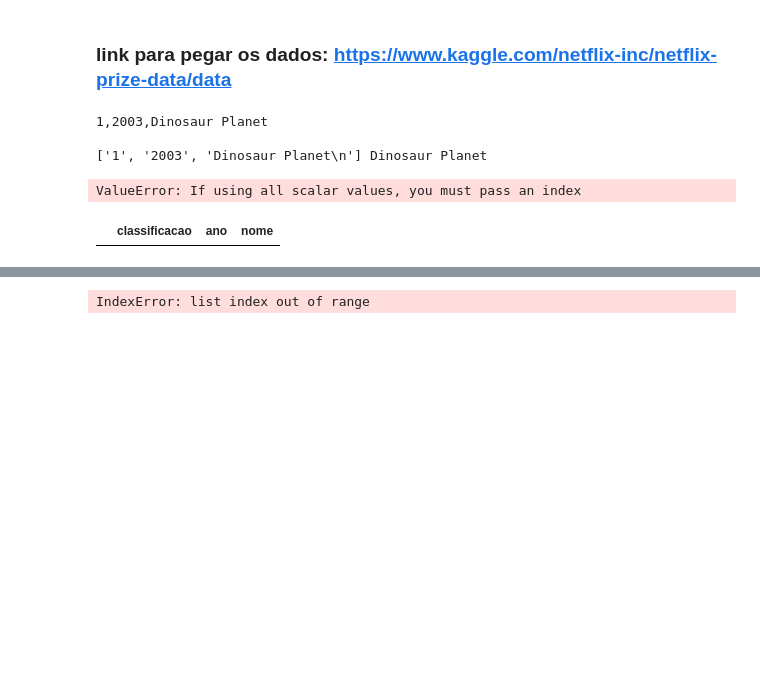
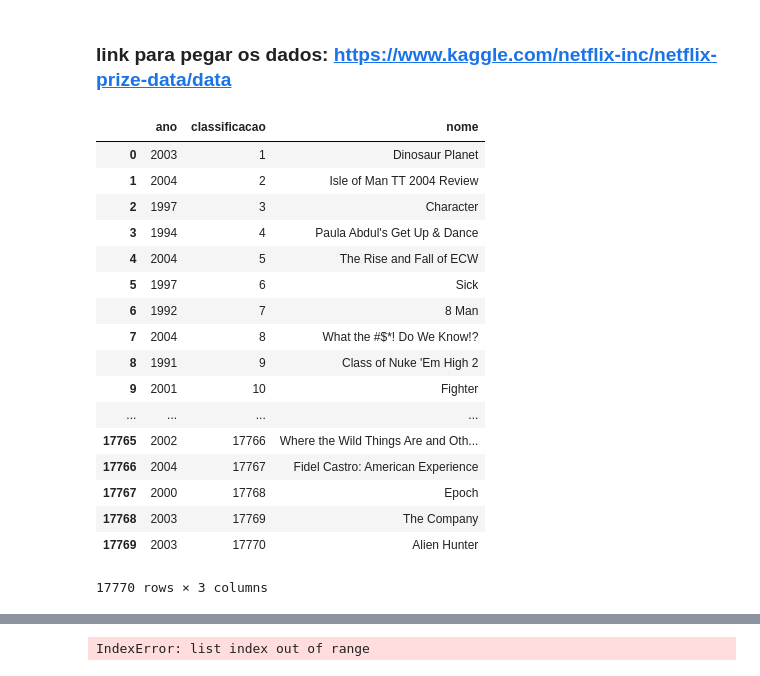
Before and after one commit to rodrigogatti/cienciadosdadosP3, a Jupyter notebook: Avaliação Netflix.ipynb, the cells around one changed output, grey strips where cells are left out. Saved outputs shown, nothing was run; the diff lists cells and outputs as text; code cells hidden in the pictures; blank space fills up the shorter version.

```diff
--- a/Avaliação Netflix.ipynb
+++ b/Avaliação Netflix.ipynb
@@ -15,31 +15,43 @@ df = pd.DataFrame(columns = ["classificacao", "ano", "nome"])
 # %%
 dx = pd.DataFrame(columns = ["qualificador", "data"])
 # %%
+lista_df  = []
 
-with open ("movie_short.csv") as f:
+with open ("movie_titles.csv") as f:
     for linha in f:
         lista_0 = []
         lista_1 = []
         lista_2 = []
-        print(linha)
-        partes = linha.split(",")
+        partes = linha.strip().split(",")
         juntando = ",".join(partes[2:])
         lista_0.append(partes[0])
         lista_1.append(partes[1])
         lista_2.append(juntando)
 
-        print(partes, end=" ")
-        print(juntando)
         #df.append({'classificacao' : lista_0, 'ano': lista_1, 'nome': lista_2}, ignore_index=True)
-        temp = pd.DataFrame.from_dict({'classificacao' : partes[0], 'ano': partes[1], 'nome': juntando})
-        df.append(temp, ignore_index=True)
+        temp = pd.DataFrame.from_dict({'classificacao' : [partes[0]], 'ano': [partes[1]], 'nome': [juntando]})
+        lista_df.append(temp)
+
+dados = pd.concat(lista_df, ignore_index=True)
-# %% [output]
-1,2003,Dinosaur Planet
-
-['1', '2003', 'Dinosaur Planet\n'] Dinosaur Planet
-ValueError: If using all scalar values, you must pass an index
-# %%
-df
-# %% [output]
-|  | classificacao | ano | nome |
+# %%
+dados
+# %% [output]
+|  | ano | classificacao | nome |
+| 0 | 2003 | 1 | Dinosaur Planet |
+| 1 | 2004 | 2 | Isle of Man TT 2004 Review |
+| 2 | 1997 | 3 | Character |
+| 3 | 1994 | 4 | Paula Abdul's Get Up & Dance |
+| 4 | 2004 | 5 | The Rise and Fall of ECW |
+| 5 | 1997 | 6 | Sick |
+| 6 | 1992 | 7 | 8 Man |
+| 7 | 2004 | 8 | What the #$*! Do We Know!? |
+| 8 | 1991 | 9 | Class of Nuke 'Em High 2 |
+| 9 | 2001 | 10 | Fighter |
+| ... | ... | ... | ... |
+| 17765 | 2002 | 17766 | Where the Wild Things Are and Oth... |
+| 17766 | 2004 | 17767 | Fidel Castro: American Experience |
+| 17767 | 2000 | 17768 | Epoch |
+| 17768 | 2003 | 17769 | The Company |
+| 17769 | 2003 | 17770 | Alien Hunter |
+17770 rows × 3 columns
 # %%
```
Also changed, not shown: parts of 4 cells of this notebook.
